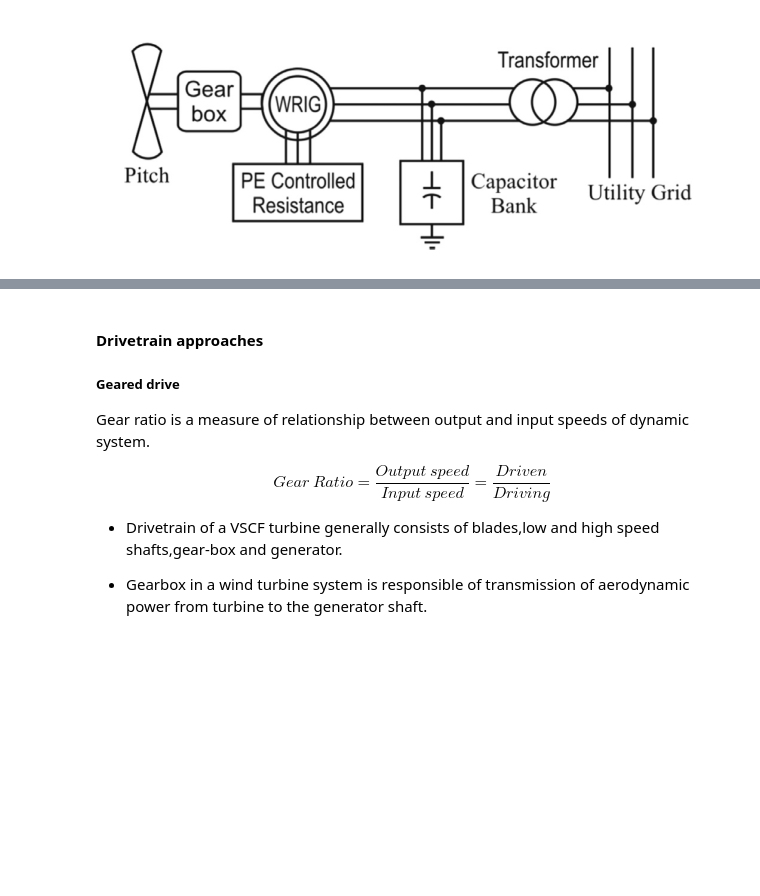
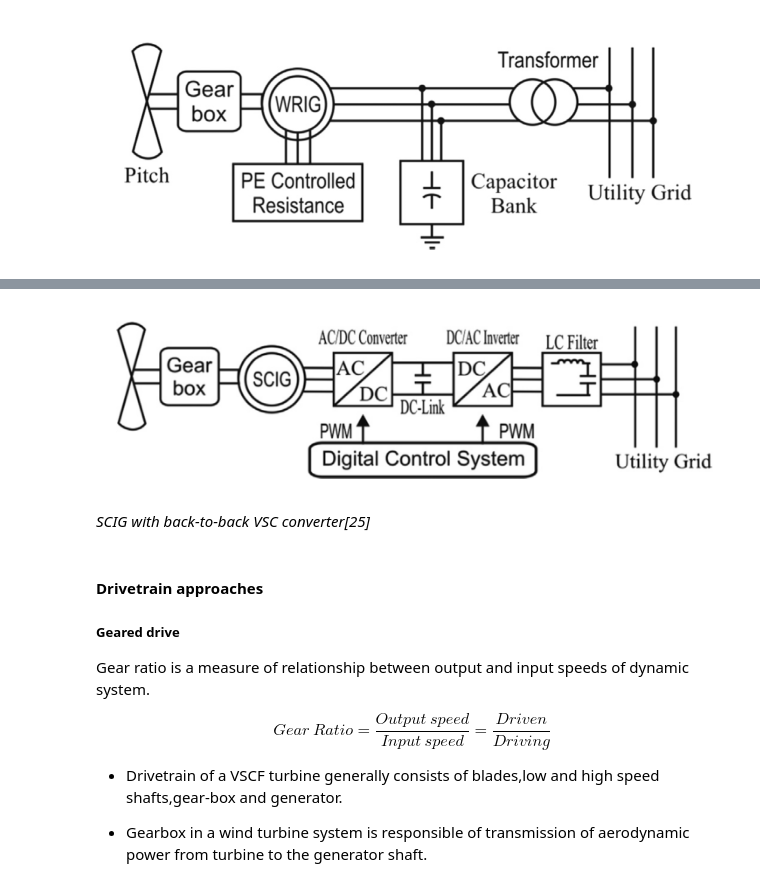
Before and after one commit to aydinbaskaya/MS_Thesis, a Jupyter notebook: Wind Turbines.ipynb, the cells around one changed output, grey strips where cells are left out. Saved outputs shown, nothing was run; the diff lists cells and outputs as text; code cells hidden in the pictures; blank space fills up the shorter version.

```diff
--- a/Wind Turbines.ipynb
+++ b/Wind Turbines.ipynb
@@ -219,3 +224,10 @@ Image(filename='WRIG.png')
+# %%
+from IPython.display import Image
+Image(filename='SCIG_variable.png')
+# %% [output]
+[figure, added]
+# %% [markdown]
+*SCIG with back-to-back VSC converter[25]*
 # %% [markdown]
 #### Drivetrain approaches
 
```
Also changed, not shown: parts of 2 cells of this notebook, 2 other files.
